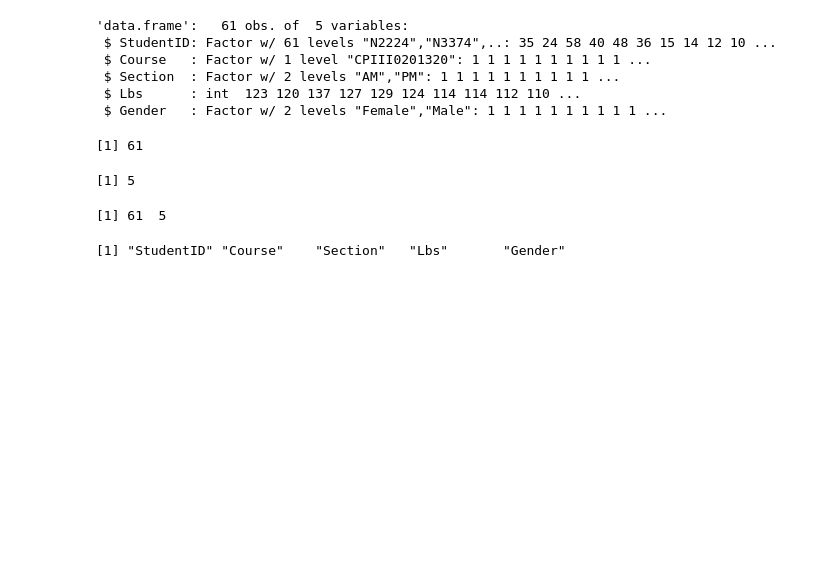
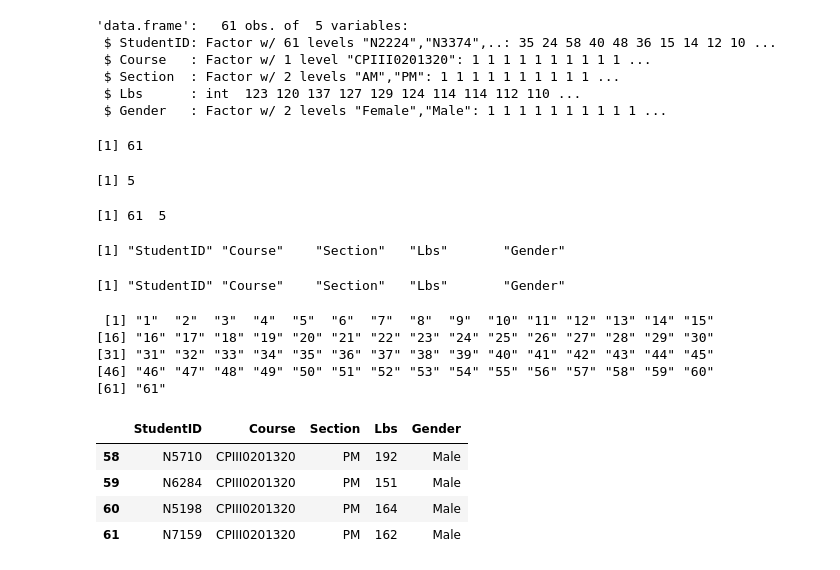
Before and after one commit to ayosamobitade/Biostatistics-Projects, a Jupyter notebook: Descriptive statistics, Data Exploration and Measure of Central Tendency/Descriptive Statistics with R.ipynb, the cells around one changed output. Cells and saved outputs as stored; diff of their text form; code cells hidden in the pictures; blank space fills up the shorter version.

```diff
--- a/Descriptive statistics, Data Exploration and Measure of Central Tendency/Descriptive Statistics with R.ipynb
+++ b/Descriptive statistics, Data Exploration and Measure of Central Tendency/Descriptive Statistics with R.ipynb
@@ -92,3 +92,27 @@ dim(dataset)
 names(dataset)
 # %% [output]
 [1] "StudentID" "Course"    "Section"   "Lbs"       "Gender"
+# %%
+# names of columns
+colnames(dataset)
+# %% [output]
+[1] "StudentID" "Course"    "Section"   "Lbs"       "Gender"
+# %%
+# names of rows
+rownames(dataset)
+# %% [output]
+ [1] "1"  "2"  "3"  "4"  "5"  "6"  "7"  "8"  "9"  "10" "11" "12" "13" "14" "15"
+[16] "16" "17" "18" "19" "20" "21" "22" "23" "24" "25" "26" "27" "28" "29" "30"
+[31] "31" "32" "33" "34" "35" "36" "37" "38" "39" "40" "41" "42" "43" "44" "45"
+[46] "46" "47" "48" "49" "50" "51" "52" "53" "54" "55" "56" "57" "58" "59" "60"
+[61] "61"
+# %%
+# last five observations in the dataset
+
+tail(dataset, 4)
+# %% [output]
+|  | StudentID | Course | Section | Lbs | Gender |
+| 58 | N5710 | CPIII0201320 | PM | 192 | Male |
+| 59 | N6284 | CPIII0201320 | PM | 151 | Male |
+| 60 | N5198 | CPIII0201320 | PM | 164 | Male |
+| 61 | N7159 | CPIII0201320 | PM | 162 | Male |
```
Also changed, not shown: parts of 5 cells of this notebook.
